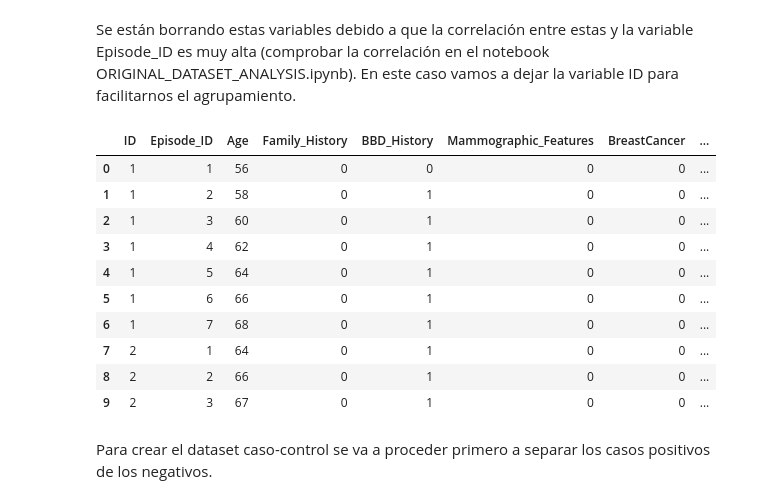
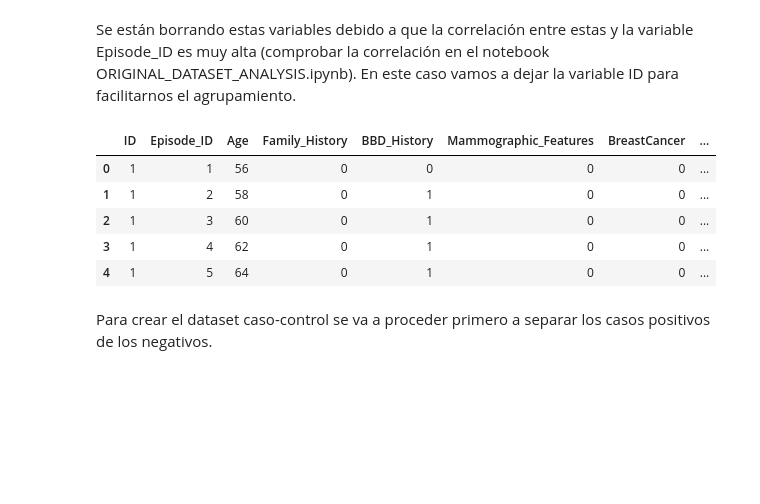
Before and after one commit to Txibani/tfm-code, a Jupyter notebook: notebooks/COHORT_TO_CASE-CONTROL.ipynb, the cells around one changed output. Cells and saved outputs as stored; diff of their text form; code cells hidden in the pictures; blank space fills up the shorter version.

```diff
--- a/notebooks/COHORT_TO_CASE-CONTROL.ipynb
+++ b/notebooks/COHORT_TO_CASE-CONTROL.ipynb
@@ -105,32 +113,27 @@ df = data.drop(['Time1', 'Time2', 'Timetotal'], axis = 1)
 # %%
 # Se extrae el número total de episodios por mujer
 
 # Se agrupa por ID
 df_by_id = df.groupby(["ID"]).count().reset_index()
 df_by_id = df_by_id.drop(["Age", "Family_History", "BBD_History", "Mammographic_Features",
                                "BreastCancer"], axis = 1)
 
 # Se renombran las columnas generadas
 df_by_id.columns = ["ID", "Total_episodes"]
 
 # Se jutan el dataset original con el agrupado por ID
 df_grouped = df.merge(df_by_id, how = "left")
 
 # Muestra del dataset final junto con la nueva variable que muestra el número total
 # de episodios de cada mujer.
-df_grouped.head(10)
+df_grouped.head(5)
 # %% [output]
 |  | ID | Episode_ID | Age | Family_History | BBD_History | Mammographic_Features | BreastCancer | ... |
 | 0 | 1 | 1 | 56 | 0 | 0 | 0 | 0 | ... |
 | 1 | 1 | 2 | 58 | 0 | 1 | 0 | 0 | ... |
 | 2 | 1 | 3 | 60 | 0 | 1 | 0 | 0 | ... |
 | 3 | 1 | 4 | 62 | 0 | 1 | 0 | 0 | ... |
 | 4 | 1 | 5 | 64 | 0 | 1 | 0 | 0 | ... |
-| 5 | 1 | 6 | 66 | 0 | 1 | 0 | 0 | ... |
-| 6 | 1 | 7 | 68 | 0 | 1 | 0 | 0 | ... |
-| 7 | 2 | 1 | 64 | 0 | 1 | 0 | 0 | ... |
-| 8 | 2 | 2 | 66 | 0 | 1 | 0 | 0 | ... |
-| 9 | 2 | 3 | 67 | 0 | 1 | 0 | 0 | ... |
 # %% [markdown]
 Para crear el dataset caso-control se va a proceder primero a separar los casos positivos de los negativos.
 # %%
```
Also changed, not shown: parts of 21 cells of this notebook, 2 other files.
